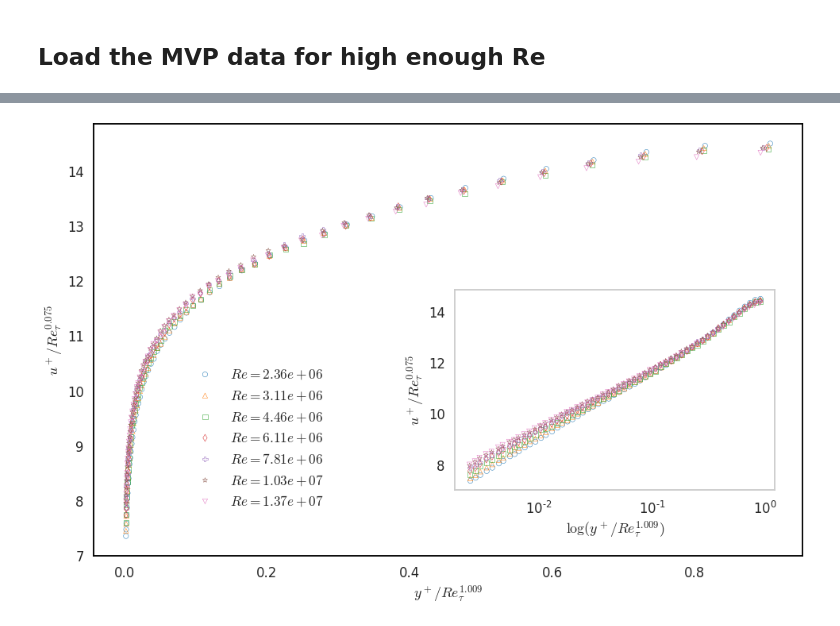
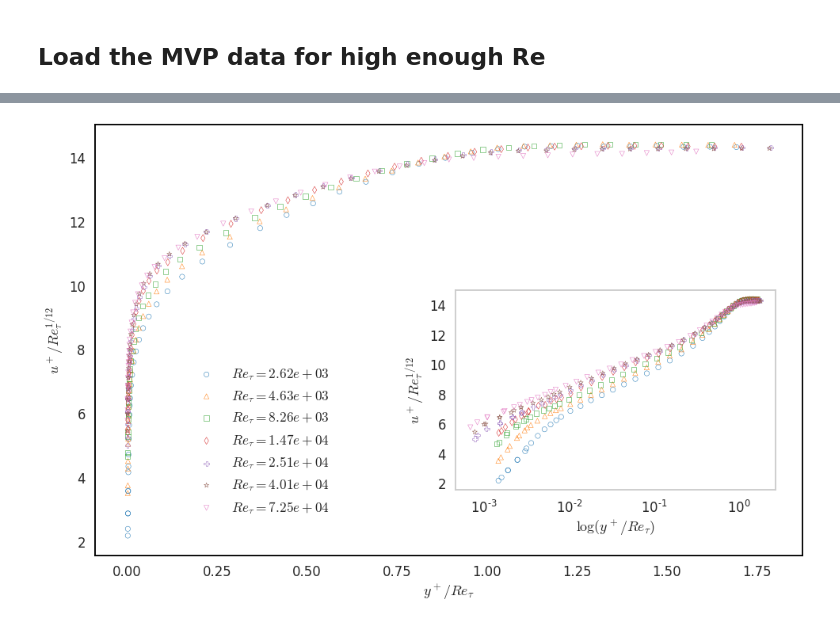
Before and after one commit to gabrielsanfins/BarenNet, a Jupyter notebook: src/notebooks/BarenNet_BL.ipynb, the cells around one changed output, grey strips where cells are left out. Drawn from its saved outputs; the diff is of its cells as text; code cells hidden in the pictures.

```diff
--- a/src/notebooks/BarenNet_BL.ipynb
+++ b/src/notebooks/BarenNet_BL.ipynb
@@ -136,14 +236,14 @@ Exponents multiplicating outside the function: [0.01472559]
 # %%
-scaling_factor_y = 1.009
-scaling_factor_u = 0.075
+scaling_factor_y = 0
+scaling_factor_u = 0
 
 y__ = []
 u__ = []
 Re_tau = possible_re_tau
 Re = [2.36e+006, 3.11e+006, 4.46e+006, 6.11e+006, 7.81e+006, 1.03e+007, 1.37e+007]
 
-for i in range(len(dfs)):
-    yplus = dfs[i]['y+']
-    uplus = dfs[i]['U+']
-    y__.append(yplus / (Re_tau[i] ** scaling_factor_y))
-    u__.append(uplus / (Re_tau[i] ** scaling_factor_u))
+for i in range(len(possible_re_tau)):
+    possible_y = df_NSTAP.iloc[2:, 4*i].values
+    possible_u = df_NSTAP.iloc[2:, 4*i + 1].values
+    y__.append(possible_y / (Re_tau[i] ** scaling_factor_y))
+    u__.append(possible_u / (Re_tau[i] ** scaling_factor_u))
@@ -150,42 +292,55 @@ for i in range(len(dfs)):
+# %%
+scaling_factor_y = 1.00
+scaling_factor_u = 1/12
+
+y__ = []
+u__ = []
+Re_tau = possible_re_tau
+
+for i in range(len(possible_re_tau)):
+    possible_y = df_NSTAP.iloc[2:, 4*i].values
+    possible_u = df_NSTAP.iloc[2:, 4*i + 1].values
+    y__.append(possible_y / (Re_tau[i] ** scaling_factor_y))
+    u__.append(possible_u / (Re_tau[i] ** scaling_factor_u))
 # %%
 fig, ax1 = plt.subplots(figsize=(16, 10))
 
 left, bottom, width, height = [0.52, 0.24, 0.35, 0.35]
 ax2 = fig.add_axes([left, bottom, width, height])
 
 colors = matplotlib.cm.tab10(np.linspace(0, 1, 10))
 markers=['o','^','s','d','P','*','v','X','<']
 line_width = 0.5
 
 j=0
-for i in range(len(dfs)):
-    ax1.scatter(y__[i][:-1] , u__[i][:-1] , s=40 , linewidth = line_width , facecolors='none', color = colors[i], marker = markers[j%len(markers)], label = r'$Re= $'+r'${:.2e}$'.format(Re[i]))
+for i in range(len(possible_re_tau)):
+    ax1.scatter(y__[i] , u__[i] , s=40 , linewidth = line_width , facecolors='none', color = colors[i], marker = markers[j%len(markers)], label = r'$Re_\tau= $'+r'${:.2e}$'.format(possible_re_tau[i]))
     j+=1
 
 j=0
-for i in range(len(dfs)):
-    ax2.scatter(y__[i][:-1] , u__[i][:-1] , s=40 , linewidth = line_width, facecolors = 'none', color = colors[i] , marker = markers[j%len(markers)], label = 'Mck, Re= '+'{:.2e}'.format(Re[i]))
+for i in range(len(possible_re_tau)):
+    ax2.scatter(y__[i] , u__[i] , s=40 , linewidth = line_width, facecolors = 'none', color = colors[i] , marker = markers[j%len(markers)], label = 'Re= '+'{:.2e}'.format(possible_re_tau[i]))
     j+=1
 
 font = font_manager.FontProperties(family='DejaVu Sans',
                                    weight='roman',
                                    style='normal', size = 'xx-large', stretch = 'ultra-condensed')
 
 ax1.legend(bbox_to_anchor=(0.13, 0.45), loc = 'upper left', edgecolor = 'white', framealpha = 0, prop = font, borderaxespad=0.)
-ax1.set_xlabel(r"$y^+/Re_\tau^{1.009}$")
-ax1.set_ylabel(r'$u^+/Re_\tau^{0.075}$')
+ax1.set_xlabel(r"$y^+/Re_\tau$")
+ax1.set_ylabel(r'$u^+/Re_\tau^{1/12}$')
 #ax1.set_ylim([2,15])
 ax1.grid(False)
 ax1.spines['bottom'].set_color('black')
 ax1.spines['top'].set_color('black')
 ax1.spines['left'].set_color('black')
 ax1.spines['right'].set_color('black')
-ax2.set_xlabel(r"$\log(y^+/Re_\tau^{1.009})$")
-ax2.set_ylabel(r'$u^+/Re_\tau^{0.075}$')
+ax2.set_xlabel(r"$\log(y^+/Re_\tau)$")
+ax2.set_ylabel(r'$u^+/Re_\tau^{1/12}$')
 ax2.set_xscale('log')
 #ax2.set_xlim([0.01,1])
 ax2.grid(False)
-plt.savefig('BarenNet exponents for MVP.pdf', format='pdf', dpi=1200)
+plt.savefig('Figures/Theoretical exponents for Boundary Layer.pdf', format='pdf', dpi=1200)
 plt.show()
 # %% [output]
-[figure, old version]
+[figure, new version]
```
Also changed, not shown: parts of 10 cells of this notebook, 9 other files.
